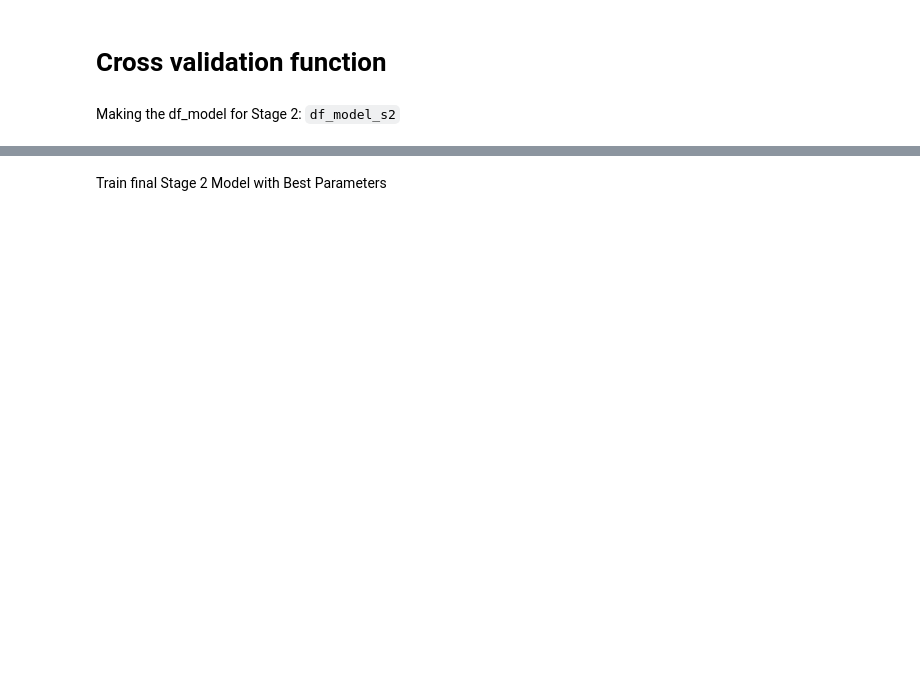
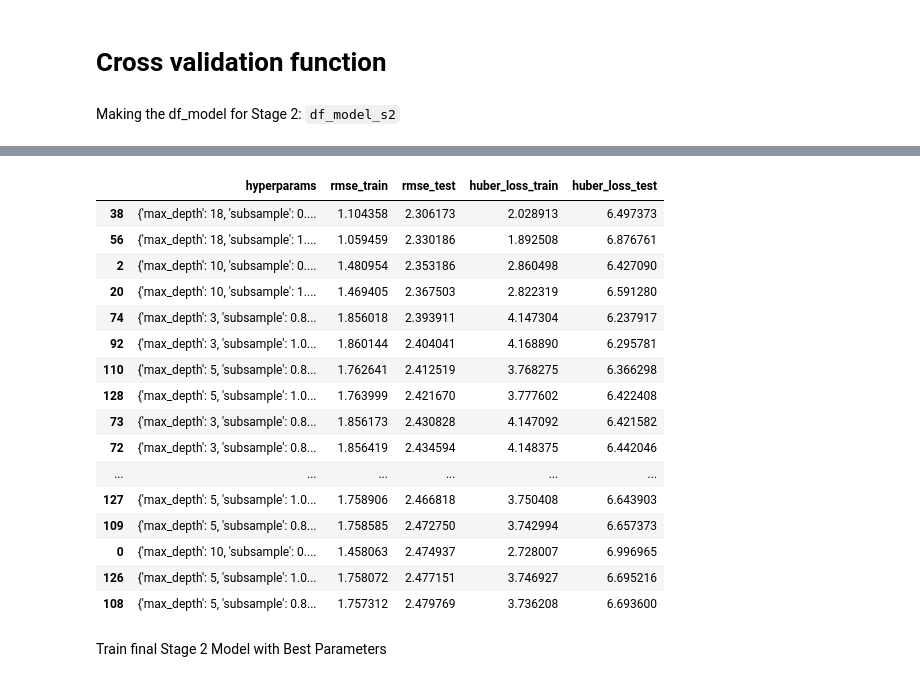
Before and after one commit to mattslyons/JLPS_capstone_project, a Jupyter notebook: modeling/2nd_stage_cv_func_sklearn 11-25.ipynb, the cells around one changed output, grey strips where cells are left out. Cells and saved outputs as stored; diff of their text form; code cells hidden in the pictures; blank space fills up the shorter version.

```diff
--- a/modeling/2nd_stage_cv_func_sklearn 11-25.ipynb
+++ b/modeling/2nd_stage_cv_func_sklearn 11-25.ipynb
@@ -890,0 +902,16 @@ output 2
+# %%
+output_s2_df = pd.DataFrame({
+  'hyperparams': output_s2['hyperparams'],
+  'fold': output_s2['fold'],
+  'rmse_train': output_s2['rmse_train'],
+  'rmse_test': output_s2['rmse_test'],
+  'huber_loss_train': output_s2['huber_loss_train'],
+  'huber_loss_test': output_s2['huber_loss_test']
+})
+
+output_s2_df['hyperparams'] = output_s2_df['hyperparams'].astype(str)
+
+output_s2_grp = output_s2_df.groupby('hyperparams')[['rmse_train', 'rmse_test', \
+'huber_loss_train', 'huber_loss_test']].mean().reset_index().sort_values('rmse_test')
+
+output_s2_grp[['hyperparams', 'rmse_test']].head(20)
@@ -891,3 +936,23 @@ output 2
+# %%
+output_s2_grp.head(20)
+# %% [output]
+|  | hyperparams | rmse_train | rmse_test | huber_loss_train | huber_loss_test |
+| 38 | {'max_depth': 18, 'subsample': 0.... | 1.104358 | 2.306173 | 2.028913 | 6.497373 |
+| 56 | {'max_depth': 18, 'subsample': 1.... | 1.059459 | 2.330186 | 1.892508 | 6.876761 |
+| 2 | {'max_depth': 10, 'subsample': 0.... | 1.480954 | 2.353186 | 2.860498 | 6.427090 |
+| 20 | {'max_depth': 10, 'subsample': 1.... | 1.469405 | 2.367503 | 2.822319 | 6.591280 |
+| 74 | {'max_depth': 3, 'subsample': 0.8... | 1.856018 | 2.393911 | 4.147304 | 6.237917 |
+| 92 | {'max_depth': 3, 'subsample': 1.0... | 1.860144 | 2.404041 | 4.168890 | 6.295781 |
+| 110 | {'max_depth': 5, 'subsample': 0.8... | 1.762641 | 2.412519 | 3.768275 | 6.366298 |
+| 128 | {'max_depth': 5, 'subsample': 1.0... | 1.763999 | 2.421670 | 3.777602 | 6.422408 |
+| 73 | {'max_depth': 3, 'subsample': 0.8... | 1.856173 | 2.430828 | 4.147092 | 6.421582 |
+| 72 | {'max_depth': 3, 'subsample': 0.8... | 1.856419 | 2.434594 | 4.148375 | 6.442046 |
+| ... | ... | ... | ... | ... | ... |
+| 127 | {'max_depth': 5, 'subsample': 1.0... | 1.758906 | 2.466818 | 3.750408 | 6.643903 |
+| 109 | {'max_depth': 5, 'subsample': 0.8... | 1.758585 | 2.472750 | 3.742994 | 6.657373 |
+| 0 | {'max_depth': 10, 'subsample': 0.... | 1.458063 | 2.474937 | 2.728007 | 6.996965 |
+| 126 | {'max_depth': 5, 'subsample': 1.0... | 1.758072 | 2.477151 | 3.746927 | 6.695216 |
+| 108 | {'max_depth': 5, 'subsample': 0.8... | 1.757312 | 2.479769 | 3.736208 | 6.693600 |
 # %% [markdown]
 Train final Stage 2 Model with Best Parameters
 # %%
```
Also changed, not shown: parts of 19 cells of this notebook.
